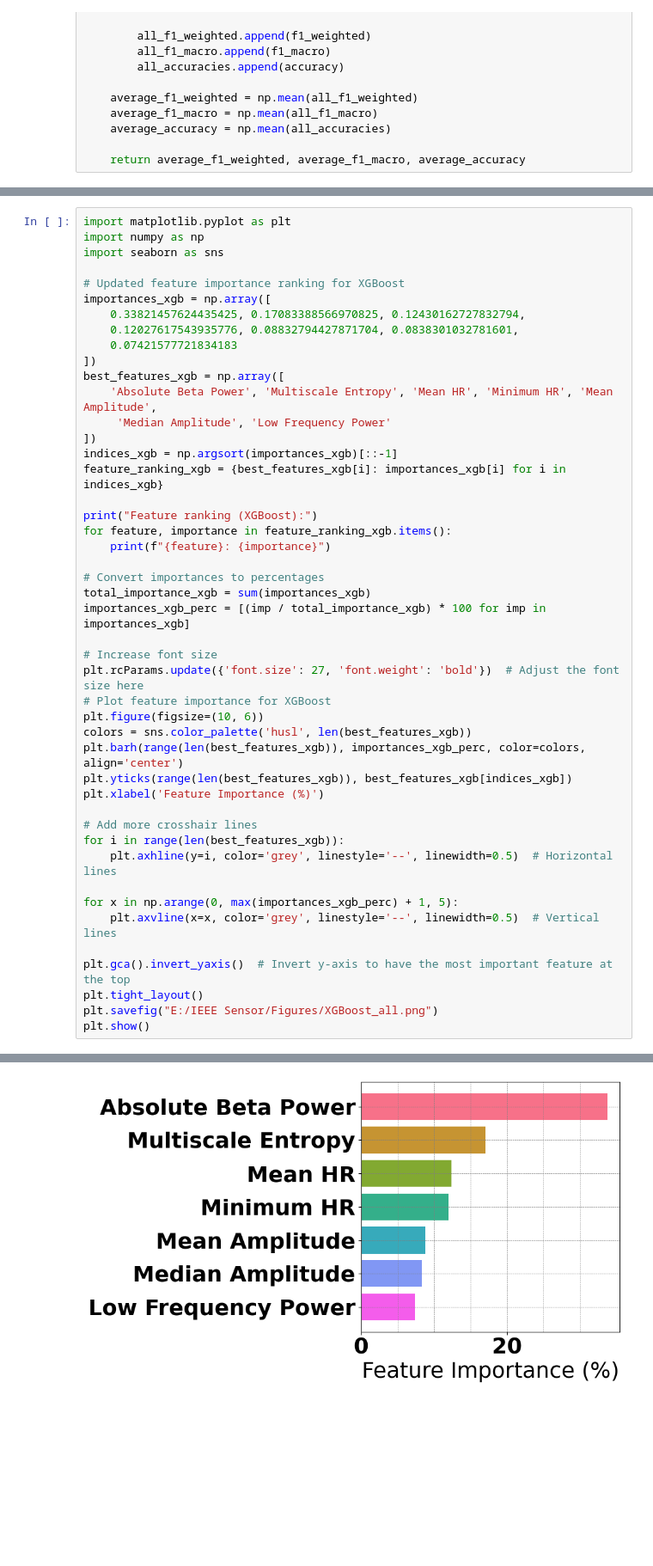
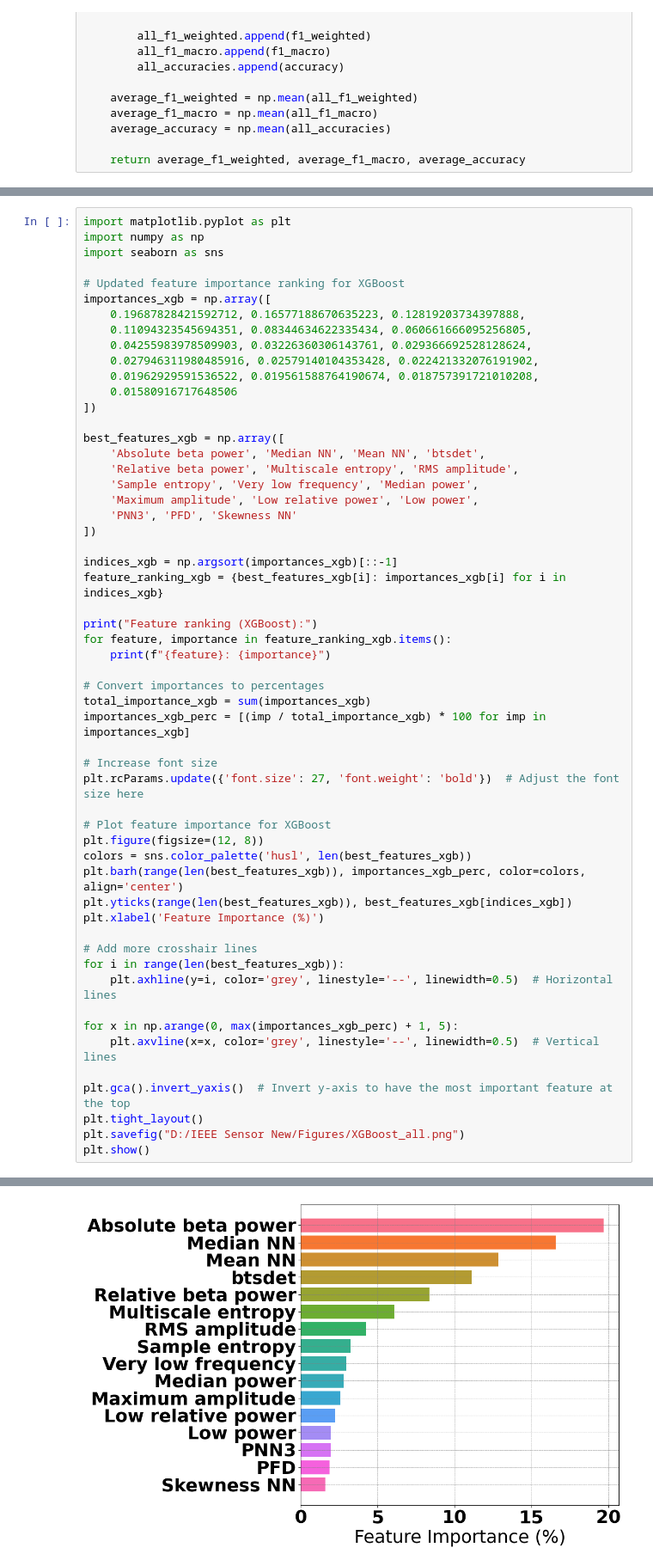
Before and after one commit to WeitaoTang-GitHub/Advancing-Fetal-Surveillance-with-Physiological-Sensing-Detecting-Hypoxia-in-Fetal-Sheep, a Jupyter notebook: Paper display.ipynb, the cells around one changed output, grey strips where cells are left out. Shown: that part at 86% size. Cells and saved outputs as stored; diff of their text form; blank space fills up the shorter version.

```diff
--- a/Paper display.ipynb
+++ b/Paper display.ipynb
@@ -106,14 +104,22 @@ import seaborn as sns
 
 # Updated feature importance ranking for XGBoost
 importances_xgb = np.array([
-    0.33821457624435425, 0.17083388566970825, 0.12430162727832794,
-    0.12027617543935776, 0.08832794427871704, 0.0838301032781601,
-    0.07421577721834183
+    0.19687828421592712, 0.16577188670635223, 0.12819203734397888,
+    0.11094323545694351, 0.08344634622335434, 0.060661666095256805,
+    0.04255983978509903, 0.03226360306143761, 0.029366692528128624,
+    0.027946311980485916, 0.02579140104353428, 0.022421332076191902,
+    0.01962929591536522, 0.019561588764190674, 0.018757391721010208,
+    0.01580916717648506
 ])
+
 best_features_xgb = np.array([
-    'Absolute Beta Power', 'Multiscale Entropy', 'Mean HR', 'Minimum HR', 'Mean Amplitude',
-     'Median Amplitude', 'Low Frequency Power'
+    'Absolute beta power', 'Median NN', 'Mean NN', 'btsdet',
+    'Relative beta power', 'Multiscale entropy', 'RMS amplitude',
+    'Sample entropy', 'Very low frequency', 'Median power',
+    'Maximum amplitude', 'Low relative power', 'Low power',
+    'PNN3', 'PFD', 'Skewness NN'
 ])
+
 indices_xgb = np.argsort(importances_xgb)[::-1]
 feature_ranking_xgb = {best_features_xgb[i]: importances_xgb[i] for i in indices_xgb}
 
@@ -127,8 +133,9 @@ importances_xgb_perc = [(imp / total_importance_xgb) * 100 for imp in importance
 
 # Increase font size
 plt.rcParams.update({'font.size': 27, 'font.weight': 'bold'})  # Adjust the font size here
+
 # Plot feature importance for XGBoost
-plt.figure(figsize=(10, 6))
+plt.figure(figsize=(12, 8))
 colors = sns.color_palette('husl', len(best_features_xgb))
 plt.barh(range(len(best_features_xgb)), importances_xgb_perc, color=colors, align='center')
 plt.yticks(range(len(best_features_xgb)), best_features_xgb[indices_xgb])
@@ -143,7 +150,7 @@ for x in np.arange(0, max(importances_xgb_perc) + 1, 5):
 
 plt.gca().invert_yaxis()  # Invert y-axis to have the most important feature at the top
 plt.tight_layout()
-plt.savefig("E:/IEEE Sensor/Figures/XGBoost_all.png")
+plt.savefig("D:/IEEE Sensor New/Figures/XGBoost_all.png")
 plt.show()
 # %% [output]
 Feature ranking (XGBoost):
@@ -157,3 +173,3 @@ Low Frequency Power: 0.07421577721834183
-[figure, old version]
+[figure, new version]
 # %%
 # Load the confusion matrices from the pickle file
```
Also changed, not shown: parts of 6 cells of this notebook, 48 other files.
